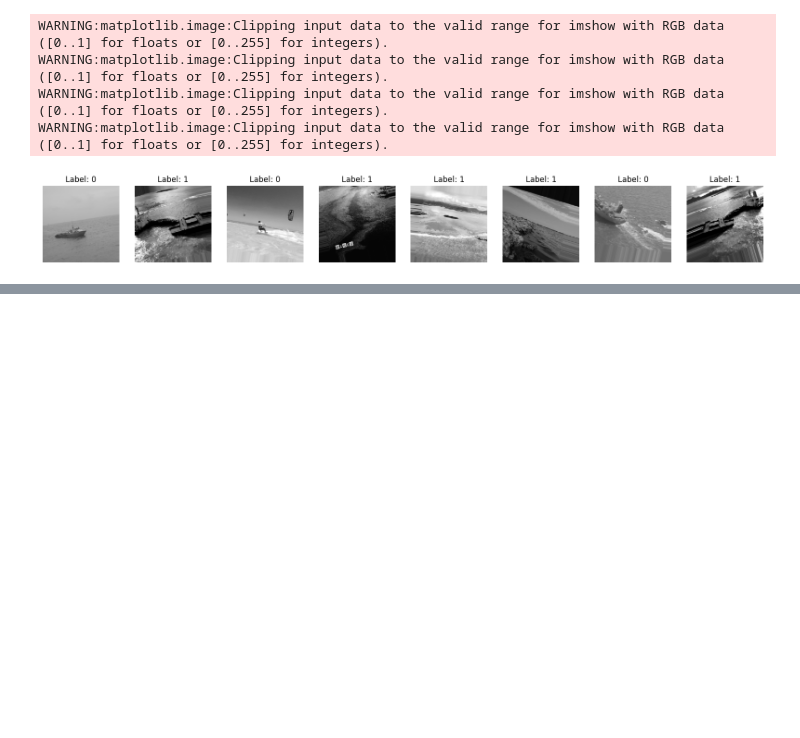
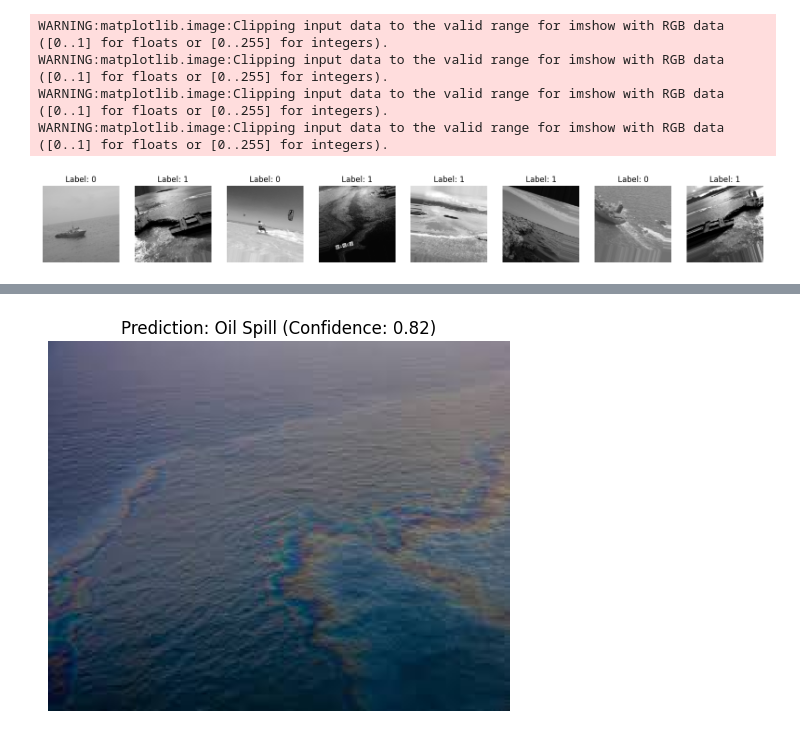
Before and after one commit to HeshanNavindu-7/oilspill-detection, a Jupyter notebook: oilspill_Xception.ipynb, the cells around one changed output, grey strips where cells are left out. Saved outputs shown, nothing was run; the diff lists cells and outputs as text; code cells hidden in the pictures; blank space fills up the shorter version.

```diff
--- a/oilspill_Xception.ipynb
+++ b/oilspill_Xception.ipynb
@@ -258,0 +385,42 @@ FileNotFoundError: [Errno 2] No such file or directory: 'train_dir'
+# %%
+import numpy as np
+import tensorflow as tf
+from tensorflow.keras.preprocessing import image
+import matplotlib.pyplot as plt
+
+# Load the trained model
+model = tf.keras.models.load_model('oil_spill_detection_xception.h5')
+
+# Function to preprocess and load an image
+def load_and_preprocess_image(img_path, target_size=(224, 224)):
+    img = image.load_img(img_path, target_size=target_size)
+    img_array = image.img_to_array(img)
+    img_array = np.expand_dims(img_array, axis=0)
+    img_array /= 255.0  # Normalize to [0, 1]
+    return img_array
+
+# Function to make prediction
+def predict_image(model, img_path):
+    img = load_and_preprocess_image(img_path)
+    prediction = model.predict(img)
+    return prediction[0][0], prediction
+
+# Path to the image to be checked
+img_path = '/content/images.jfif'
+
+# Make a prediction
+prediction_prob, prediction = predict_image(model, img_path)
+
+# Print the result and accuracy
+if prediction_prob >= 0.5:
+    print("The image is predicted to be an oil spill image with {:.2f}% confidence.".format(prediction_prob * 100))
+else:
+    print("The image is predicted to be a no spill image with {:.2f}% confidence.".format((1 - prediction_prob) * 100))
+
+# Optional: Display the image
+img = image.load_img(img_path)
+plt.imshow(img)
+plt.title(f'Prediction: {"Oil Spill" if prediction_prob >= 0.5 else "No Spill"} (Confidence: {prediction_prob:.2f})')
+plt.axis('off')
+plt.show()
+# %% [output]
@@ -258,0 +429 @@ FileNotFoundError: [Errno 2] No such file or directory: 'train_dir'
+[figure, added]
```
Also changed, not shown: parts of 10 cells of this notebook.
